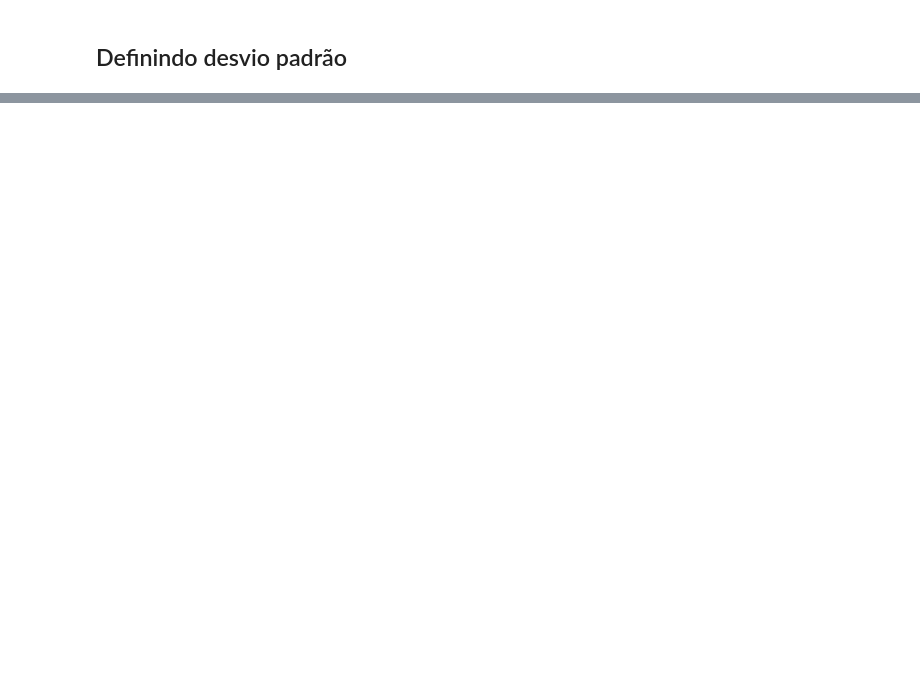
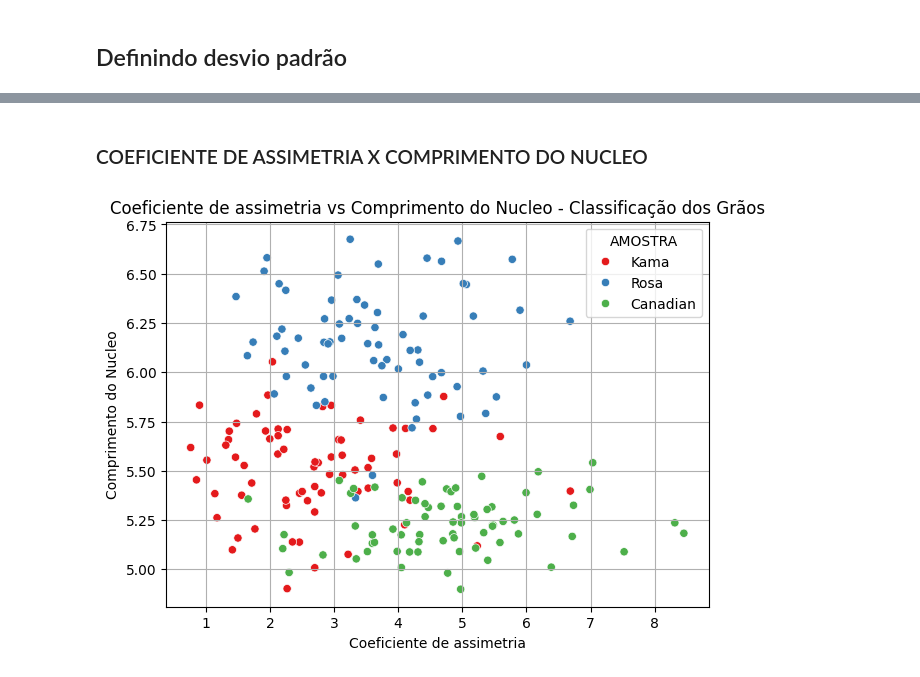
Before and after one commit to Raquerd/FASE-4---Cap3, a Jupyter notebook: script/script.ipynb, the cells around one changed output, grey strips where cells are left out. Drawn from its saved outputs; the diff is of its cells as text; code cells hidden in the pictures; blank space fills up the shorter version.

```diff
--- a/script/script.ipynb
+++ b/script/script.ipynb
@@ -98,0 +128,12 @@ print(mediana)
+# %% [markdown]
+### COEFICIENTE DE ASSIMETRIA X COMPRIMENTO DO NUCLEO
+# %%
+plt.figure(figsize=(7, 5))
+sns.scatterplot(data=df, x='COEFICIENTE DE ASSIMETRIA', y='COMPRIMENTO DO NUCLEO', hue='AMOSTRA', palette='Set1')
+plt.title('Coeficiente de Assimetria vs Comprimento do Nucleo - Classificação dos Grãos')
+plt.xlabel('Coeficiente de Assimetria')
+plt.ylabel('Comprimento do Nucleo')
+plt.grid(True)
+plt.show()
+# %% [output]
+[figure, added]
```
Also changed, not shown: parts of 14 cells of this notebook.
